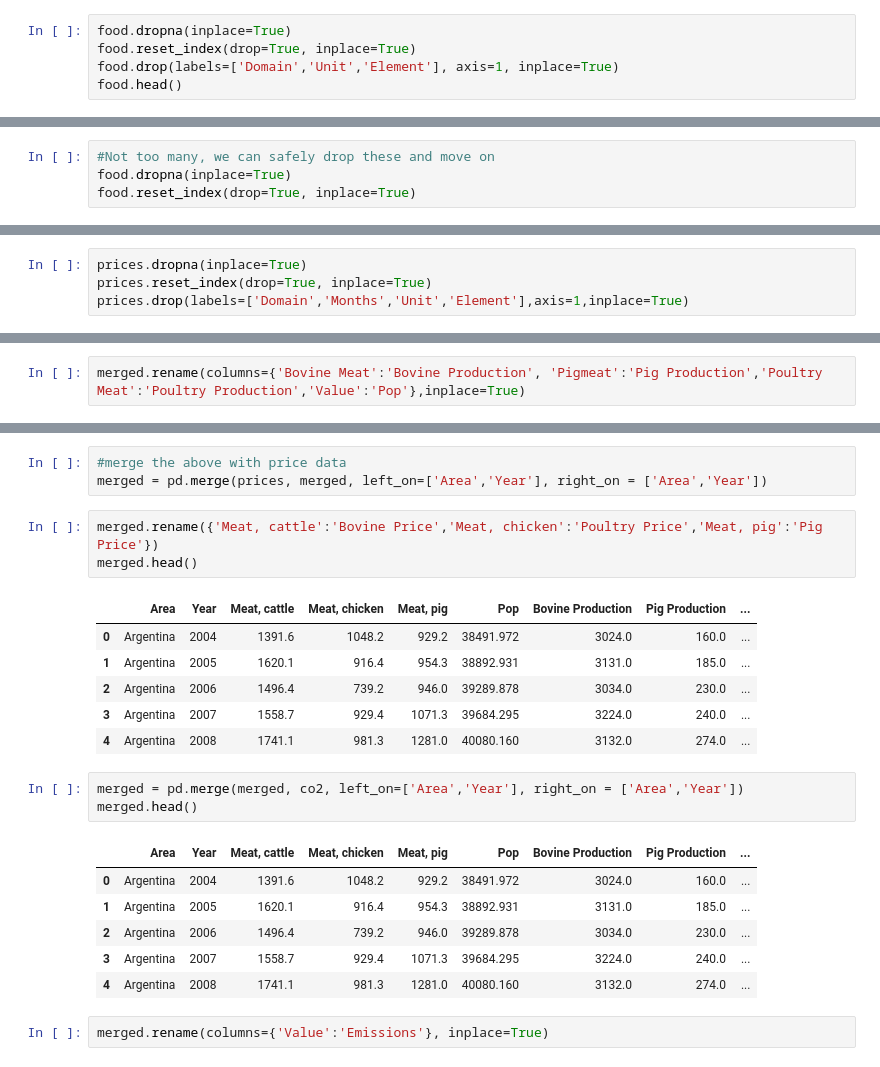
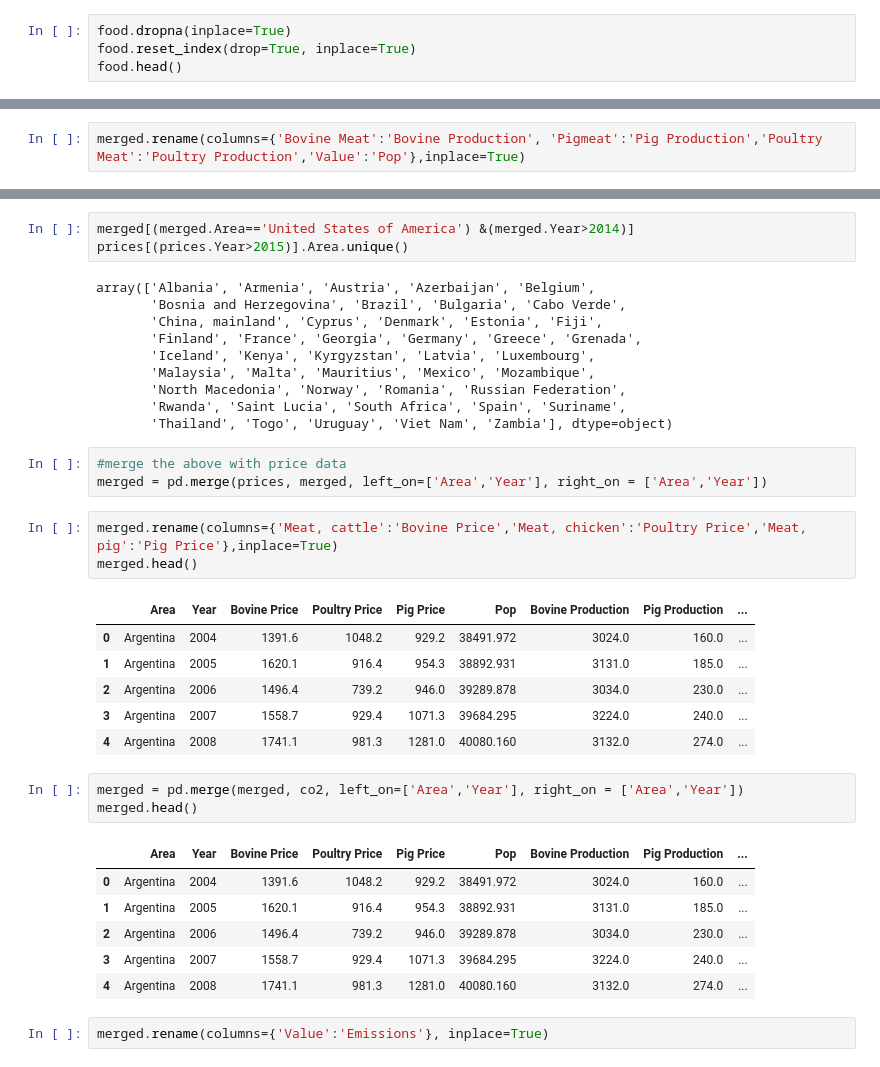
Before and after one commit to arielletannin/Predictors-of-Meat-Consumption, a Jupyter notebook: 01_MeatData Wrangling.ipynb, the cells around one changed output, grey strips where cells are left out. Saved outputs shown, nothing was run; the diff lists cells and outputs as text.

```diff
--- a/01_MeatData Wrangling.ipynb
+++ b/01_MeatData Wrangling.ipynb
@@ -59,7 +99,6 @@ The column we care about most here is Value, so if it's null, we can drop those
 # %%
 food.dropna(inplace=True)
 food.reset_index(drop=True, inplace=True)
-food.drop(labels=['Domain','Unit','Element'], axis=1, inplace=True)
 food.head()
 # %% [output]
 |  | Area | Item | Year | Value |
@@ -94,4 +109,0 @@ dtype: int64
-# %%
-#Not too many, we can safely drop these and move on
-food.dropna(inplace=True)
-food.reset_index(drop=True, inplace=True)
@@ -108,7 +134,3 @@ prices.head()
 | 2 | Producer Prices | Afghanistan | Producer Price (USD/tonne) | Meat, goat | 1991 | Annual value | NaN | NaN |
 | 3 | Producer Prices | Afghanistan | Producer Price (USD/tonne) | Meat, pig | 1991 | Annual value | NaN | NaN |
 | 4 | Producer Prices | Afghanistan | Producer Price (USD/tonne) | Meat, cattle | 1992 | Annual value | NaN | NaN |
-# %%
-prices.dropna(inplace=True)
-prices.reset_index(drop=True, inplace=True)
-prices.drop(labels=['Domain','Months','Unit','Element'],axis=1,inplace=True)
@@ -196,11 +253,24 @@ merged.rename(columns={'Bovine Meat':'Bovine Production', 'Pigmeat':'Pig Product
+# %%
+merged[(merged.Area=='United States of America') &(merged.Year>2014)]
+prices[(prices.Year>2015)].Area.unique()
+# %% [output]
+array(['Albania', 'Armenia', 'Austria', 'Azerbaijan', 'Belgium',
+       'Bosnia and Herzegovina', 'Brazil', 'Bulgaria', 'Cabo Verde',
+       'China, mainland', 'Cyprus', 'Denmark', 'Estonia', 'Fiji',
+       'Finland', 'France', 'Georgia', 'Germany', 'Greece', 'Grenada',
+       'Iceland', 'Kenya', 'Kyrgyzstan', 'Latvia', 'Luxembourg',
+       'Malaysia', 'Malta', 'Mauritius', 'Mexico', 'Mozambique',
+       'North Macedonia', 'Norway', 'Romania', 'Russian Federation',
+       'Rwanda', 'Saint Lucia', 'South Africa', 'Spain', 'Suriname',
+       'Thailand', 'Togo', 'Uruguay', 'Viet Nam', 'Zambia'], dtype=object)
 # %%
 #merge the above with price data
 merged = pd.merge(prices, merged, left_on=['Area','Year'], right_on = ['Area','Year'])
 # %%
-merged.rename({'Meat, cattle':'Bovine Price','Meat, chicken':'Poultry Price','Meat, pig':'Pig Price'})
+merged.rename(columns={'Meat, cattle':'Bovine Price','Meat, chicken':'Poultry Price','Meat, pig':'Pig Price'},inplace=True)
 merged.head()
 # %% [output]
-|  | Area | Year | Meat, cattle | Meat, chicken | Meat, pig | Pop | Bovine Production | Pig Production | ... |
+|  | Area | Year | Bovine Price | Poultry Price | Pig Price | Pop | Bovine Production | Pig Production | ... |
 | 0 | Argentina | 2004 | 1391.6 | 1048.2 | 929.2 | 38491.972 | 3024.0 | 160.0 | ... |
 | 1 | Argentina | 2005 | 1620.1 | 916.4 | 954.3 | 38892.931 | 3131.0 | 185.0 | ... |
 | 2 | Argentina | 2006 | 1496.4 | 739.2 | 946.0 | 39289.878 | 3034.0 | 230.0 | ... |
@@ -210,7 +280,7 @@ merged.head()
 merged = pd.merge(merged, co2, left_on=['Area','Year'], right_on = ['Area','Year'])
 merged.head()
 # %% [output]
-|  | Area | Year | Meat, cattle | Meat, chicken | Meat, pig | Pop | Bovine Production | Pig Production | ... |
+|  | Area | Year | Bovine Price | Poultry Price | Pig Price | Pop | Bovine Production | Pig Production | ... |
 | 0 | Argentina | 2004 | 1391.6 | 1048.2 | 929.2 | 38491.972 | 3024.0 | 160.0 | ... |
 | 1 | Argentina | 2005 | 1620.1 | 916.4 | 954.3 | 38892.931 | 3131.0 | 185.0 | ... |
 | 2 | Argentina | 2006 | 1496.4 | 739.2 | 946.0 | 39289.878 | 3034.0 | 230.0 | ... |
```
Also changed, not shown: parts of 19 cells of this notebook, 5 other files.
